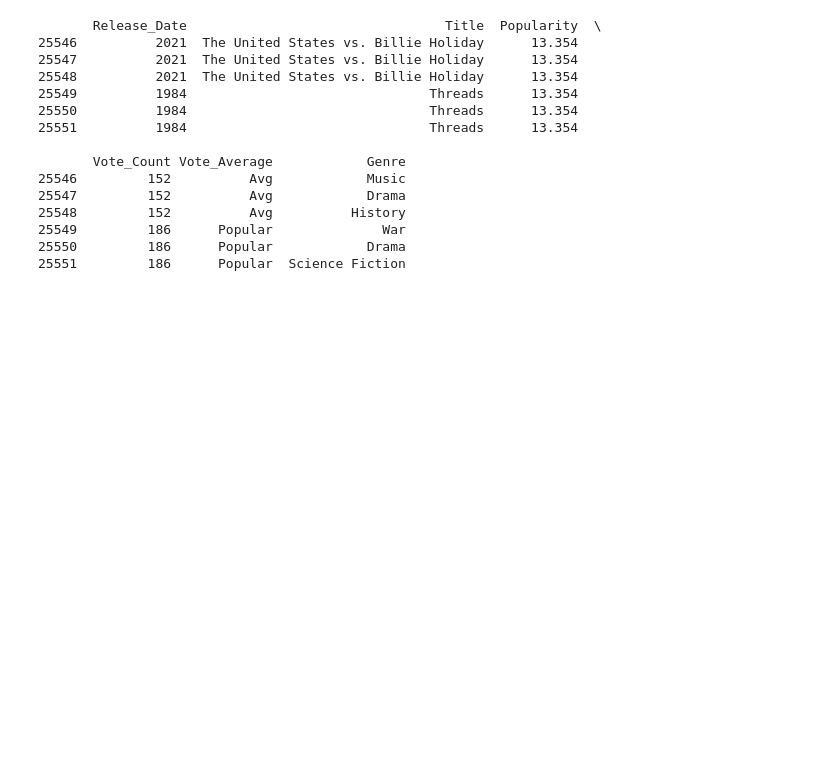
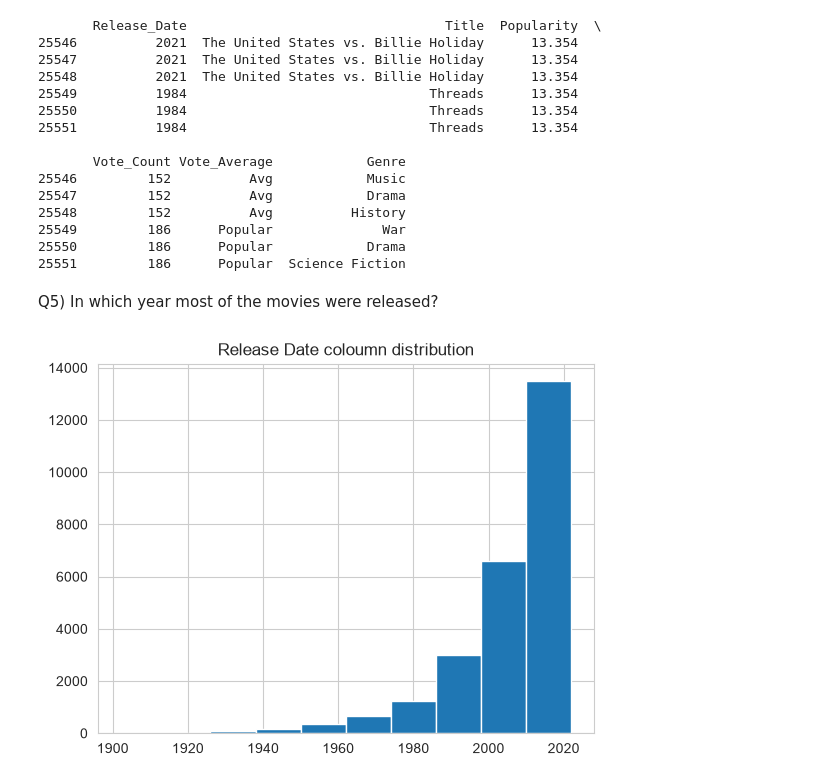
Before and after one commit to Prakhar3518/Netfix_data_analysis, a Jupyter notebook: movie_data_analysis.ipynb, the cells around one changed output. Drawn from its saved outputs; the diff is of its cells as text; code cells hidden in the pictures; blank space fills up the shorter version.

```diff
--- a/movie_data_analysis.ipynb
+++ b/movie_data_analysis.ipynb
@@ -259,3 +259,11 @@ print(df[df["Popularity"] == df["Popularity"].min()])
 25549         186      Popular              War
 25550         186      Popular            Drama
 25551         186      Popular  Science Fiction
+# %% [markdown]
+Q5) In which year most of the movies were released?
+# %%
+df["Release_Date"].hist()
+plt.title("Release Date coloumn distribution")
+plt.show()
+# %% [output]
+[figure, added]
```
Also changed, not shown: parts of 1 cell of this notebook.
